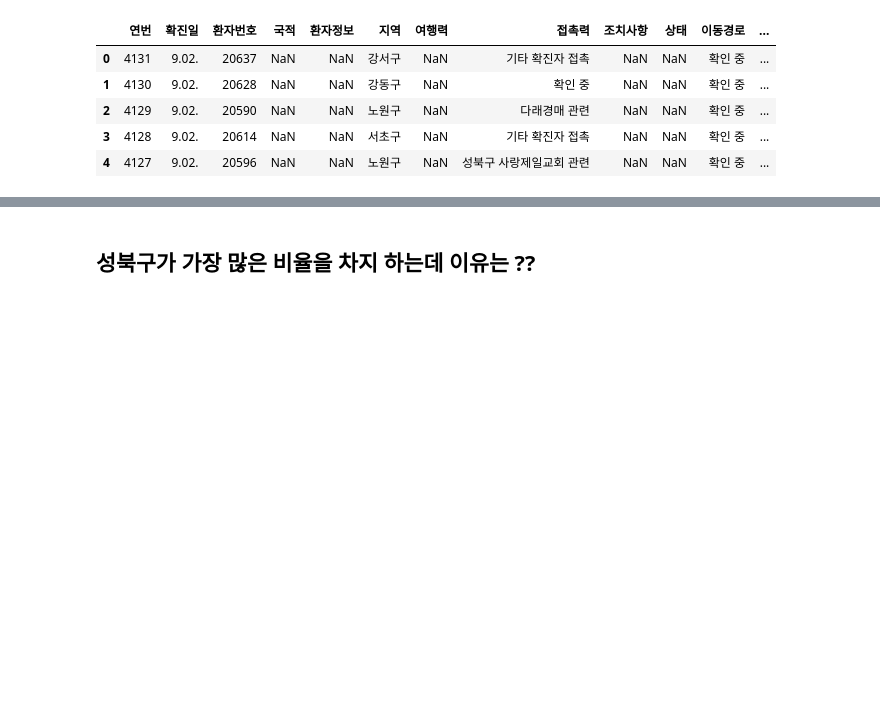
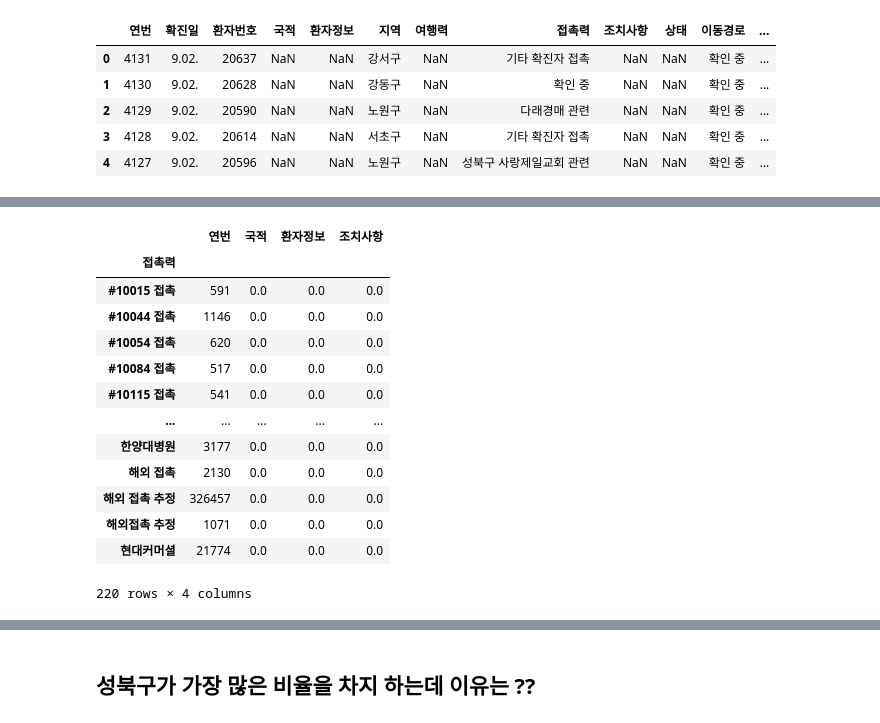
Before and after one commit to Lagom92/covid_visualize, a Jupyter notebook: note/01_jin_prac_covid19.ipynb, the cells around one changed output, grey strips where cells are left out. Saved outputs shown, nothing was run; the diff lists cells and outputs as text; code cells hidden in the pictures; blank space fills up the shorter version.

```diff
--- a/note/01_jin_prac_covid19.ipynb
+++ b/note/01_jin_prac_covid19.ipynb
@@ -35,0 +69,10 @@ df_seoul.head()
+# %%
+df_seoul_01 = df_seoul_01[~df_seoul_01['접촉력'].isin(['확인중', '확인 중'])]
+df_seoul_01
+
+line_chart(df_seoul_01, '확진일', '접촉력', title = '집담감염 확진자 비율')
+
+# cnt_df = data[col].value_counts().reset_index()
+# fig = px.line(df_seoul_01, x='확진일', y=contact, title='Time Series with Rangeslider')
+# fig.update_xaxes(rangeslider_visible=True)
+# fig.show()
@@ -35,0 +81,27 @@ df_seoul.head()
+# %%
+# 집단감염 여부에 따른 확진자 수
+case_group = pd.DataFrame(df_seoul_01.groupby(df_seoul_01['접촉력']).sum())
+# case_group = pd.DataFrame(case.groupby(['group'])['confirmed'].sum())
+case_group
+# searchfor = ['기타', '확인']
+# df_seoul_etc = df_seoul_01[df_seoul_01.접촉력.str.contains('|'.join(searchfor))]
+# df_seoul_group_contact = df_seoul_01[~df_seoul_01.접촉력.str.contains('|'.join(searchfor))]
+# df_seoul_group_contact
+# df_seoul_01['접촉력']
+# fig = go.Figure(go.Bar(x=case_group.index, y=case_group.confirmecontact = df_seoul['접촉력'].value_counts()
+# fig.show()
+# %% [output]
+|  | 연번 | 국적 | 환자정보 | 조치사항 |
+| 접촉력 |  |  |  |  |
+| #10015 접촉 | 591 | 0.0 | 0.0 | 0.0 |
+| #10044 접촉 | 1146 | 0.0 | 0.0 | 0.0 |
+| #10054 접촉 | 620 | 0.0 | 0.0 | 0.0 |
+| #10084 접촉 | 517 | 0.0 | 0.0 | 0.0 |
+| #10115 접촉 | 541 | 0.0 | 0.0 | 0.0 |
+| ... | ... | ... | ... | ... |
+| 한양대병원 | 3177 | 0.0 | 0.0 | 0.0 |
+| 해외 접촉 | 2130 | 0.0 | 0.0 | 0.0 |
+| 해외 접촉 추정 | 326457 | 0.0 | 0.0 | 0.0 |
+| 해외접촉 추정 | 1071 | 0.0 | 0.0 | 0.0 |
+| 현대커머셜 | 21774 | 0.0 | 0.0 | 0.0 |
+220 rows × 4 columns
```
Also changed, not shown: parts of 8 cells of this notebook.
